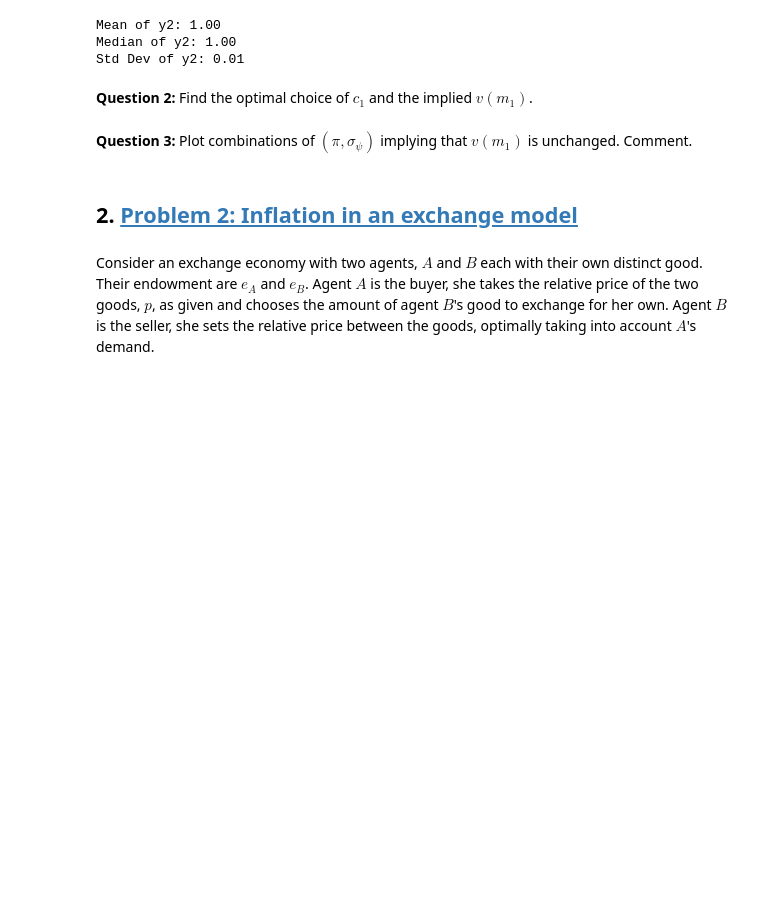
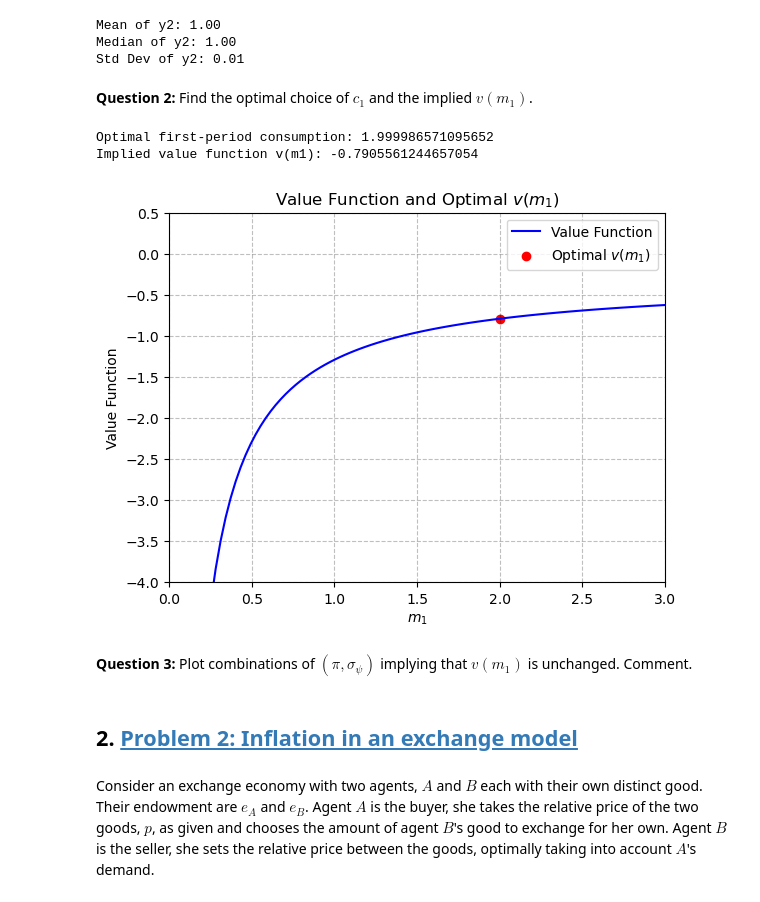
Before and after one commit to NumEconCopenhagen/projects-2023-joost-adam-og-frederik, a Jupyter notebook: examproject/re_exam_2023.ipynb, the cells around one changed output. Saved outputs shown, nothing was run; the diff lists cells and outputs as text; code cells hidden in the pictures; blank space fills up the shorter version.

```diff
--- a/examproject/re_exam_2023.ipynb
+++ b/examproject/re_exam_2023.ipynb
@@ -118,3 +117,63 @@ Std Dev of y2: 0.01
+# %%
+# Define parameters
+par = SimpleNamespace()
+par.beta = 0.90
+par.rho = 2.0
+par.r = 0.05
+par.pi = 0.50
+par.sigma_psi = 0.10
+par.m1 = 2.0
+par.N = 100_000
+
+# Function to calculate utility in the second period
+def utility_second_period(m2):
+    return m2**(1 - par.rho) / (1 - par.rho)
+
+# Perform Monte Carlo simulation to approximate the second-period value function
+def monte_carlo_second_period(a1_value):
+    a1_value = par.m1
+    psi2_draws = np.random.normal(-0.5 * par.sigma_psi**2, par.sigma_psi**2, par.N)
+    nu2_draws = np.random.uniform(0, 1, par.N)
+    y2_values = np.where(nu2_draws < par.pi, 1, np.exp(psi2_draws))
+    m2_values = (1 + par.r) * a1_value + y2_values
+    expected_utility = np.mean(utility_second_period(m2_values))
+    return expected_utility
+
+# Calculate the first-period utility with the expectation from the second period
+def calculate_first_period_utility(c1, a1_value):
+    m2_expectation = monte_carlo_second_period(a1_value)
+    return c1**(1 - par.rho) / (1 - par.rho) + par.beta * m2_expectation
+
+# Optimize the first-period consumption choice using numerical optimization
+optimal_c1_result = minimize_scalar(lambda c1: -calculate_first_period_utility(c1, par.m1), bounds=(0, par.m1), method='bounded')
+optimal_c1 = optimal_c1_result.x
+
+# Calculate the corresponding value function v(m1)
+m2_expectation = monte_carlo_second_period(par.m1)
+value_function_m1 = calculate_first_period_utility(optimal_c1, par.m1)
+
+# Print results
+print("Optimal first-period consumption:", optimal_c1)
+print("Implied value function v(m1):", value_function_m1)
+
+# Plot the value function v(m1)
+m1_vals = np.linspace(0.01, 3, 100)
+value_function_vals = np.zeros_like(m1_vals)
+for i, m1_val in enumerate(m1_vals):
+    value_function_vals[i] = calculate_first_period_utility(m1_val, par.m1)
+plt.plot(m1_vals, value_function_vals, color='blue', label='Value Function')
+plt.scatter(par.m1, value_function_m1, color='red', label='Optimal $v(m_1)$')
+plt.ylim(-4, 0.5)
+plt.xlim(0, 3)
+plt.xlabel('$m_1$')
+plt.ylabel('Value Function')
+plt.title('Value Function and Optimal $v(m_1)$')
+plt.legend()
+plt.show()
+# %% [output]
+Optimal first-period consumption: 1.999986571095652
+Implied value function v(m1): -0.7905561244657054
+[figure, added]
 # %% [markdown]
 **Question 3:** Plot combinations of $(\pi,\sigma_{\psi})$ implying that $v(m_1)$ is unchanged. Comment.
 # %%
```
Also changed, not shown: parts of 3 cells of this notebook.
